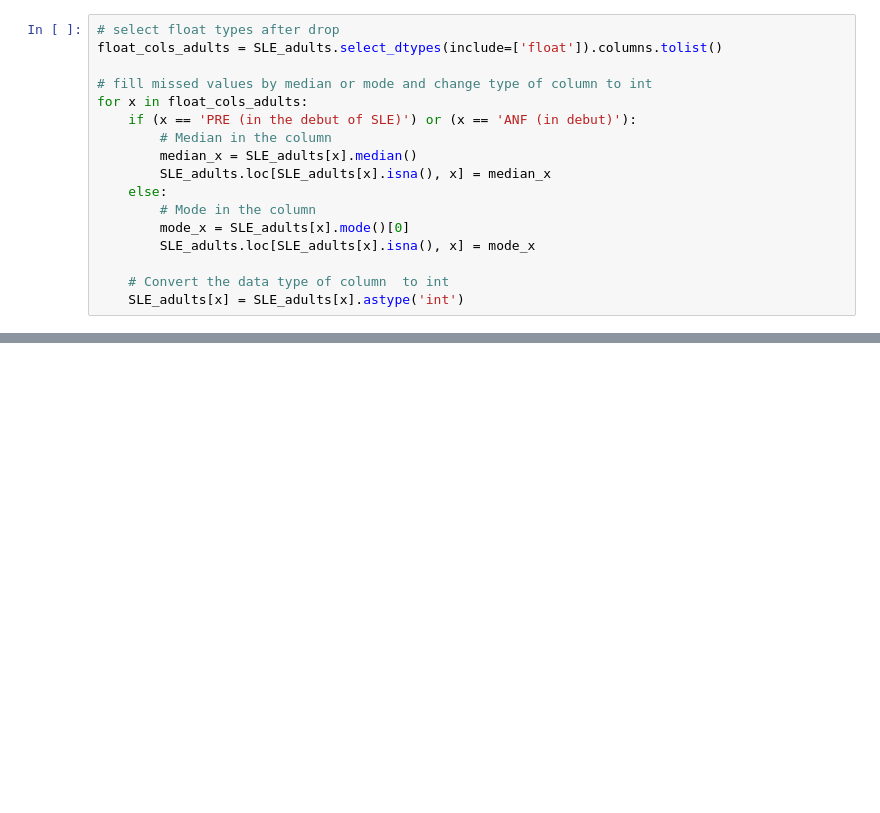
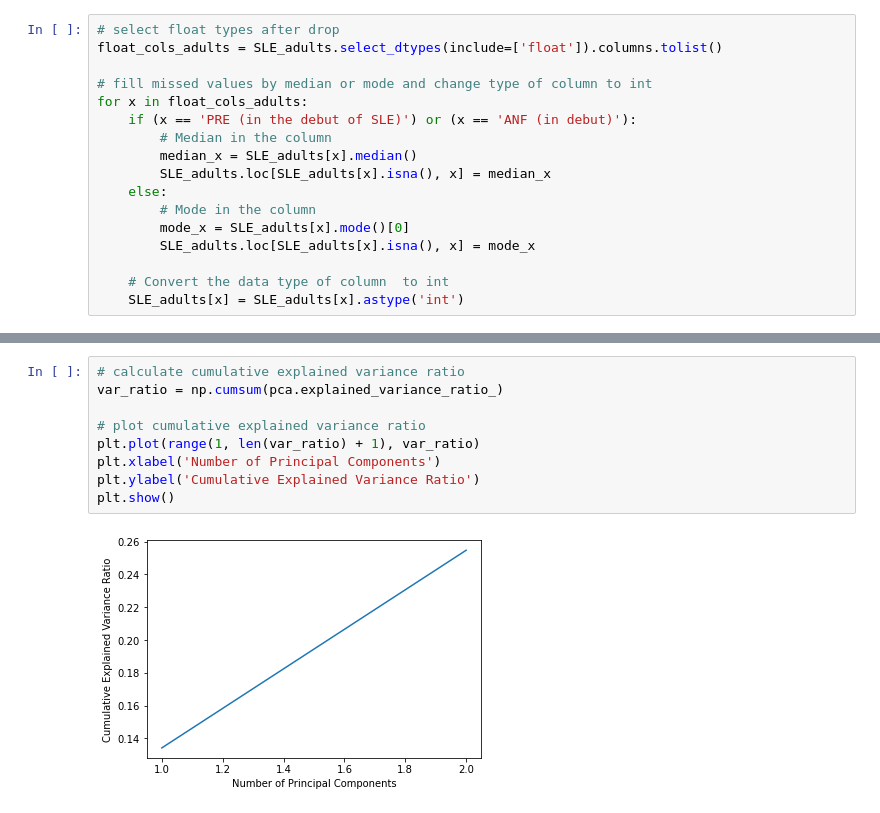
Before and after one commit to kgaydukova/SLE_model, a Jupyter notebook: test_SLE.ipynb, the cells around one changed output, grey strips where cells are left out. Drawn from its saved outputs; the diff is of its cells as text; blank space fills up the shorter version.

```diff
--- a/test_SLE.ipynb
+++ b/test_SLE.ipynb
@@ -203,0 +372,11 @@ SLE_adults.to_csv('SLE_adults_fixed.csv', index=False, sep = ';')
+# %%
+# calculate cumulative explained variance ratio
+var_ratio = np.cumsum(pca.explained_variance_ratio_)
+
+# plot cumulative explained variance ratio
+plt.plot(range(1, len(var_ratio) + 1), var_ratio)
+plt.xlabel('Number of Principal Components')
+plt.ylabel('Cumulative Explained Variance Ratio')
+plt.show()
+# %% [output]
+[figure, added]
```
Also changed, not shown: parts of 46 cells of this notebook.
